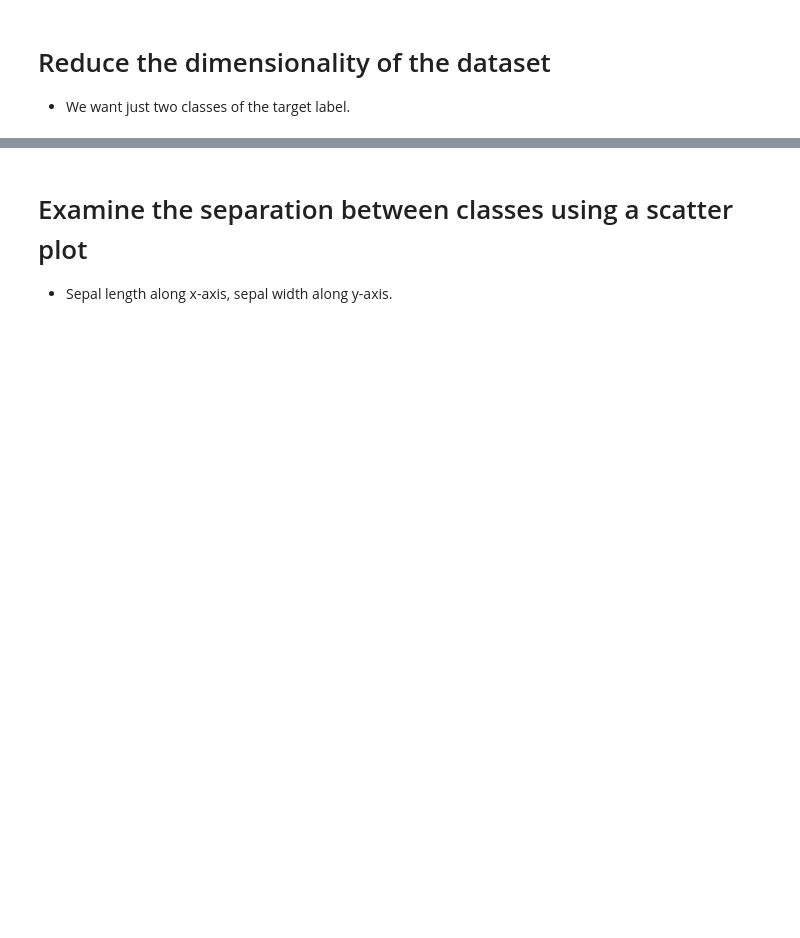
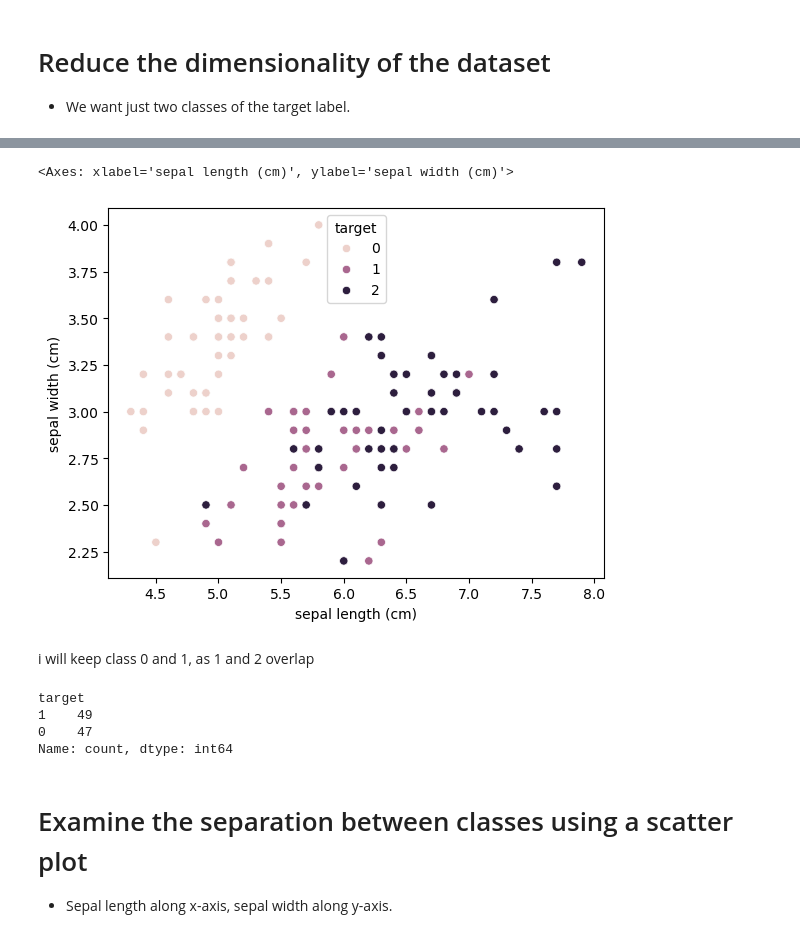
Before and after one commit to Tuwaiq-Data-Science-Bootcamp-V5/SVM_Lab1, a Jupyter notebook: SVMs-Iris.ipynb, the cells around one changed output, grey strips where cells are left out. Drawn from its saved outputs; the diff is of its cells as text; code cells hidden in the pictures; blank space fills up the shorter version.

```diff
--- a/SVMs-Iris.ipynb
+++ b/SVMs-Iris.ipynb
@@ -43,0 +210,8 @@ Libraries used in this project:
+# %%
+import seaborn as sns
+sns.scatterplot(x=data['sepal length (cm)'], y=data['sepal width (cm)'], hue= data['target'])
+# %% [output]
+<Axes: xlabel='sepal length (cm)', ylabel='sepal width (cm)'>
+[figure, added]
+# %% [markdown]
+i will keep class 0 and 1, as 1 and 2 overlap
@@ -44,3 +220,10 @@ Libraries used in this project:
+# %%
+data['target'].value_counts()
+# %% [output]
+target
+1    49
+0    47
+Name: count, dtype: int64
 # %% [markdown]
 # Examine the separation between classes using a scatter plot
 
```
Also changed, not shown: parts of 27 cells of this notebook, 1 other file.
